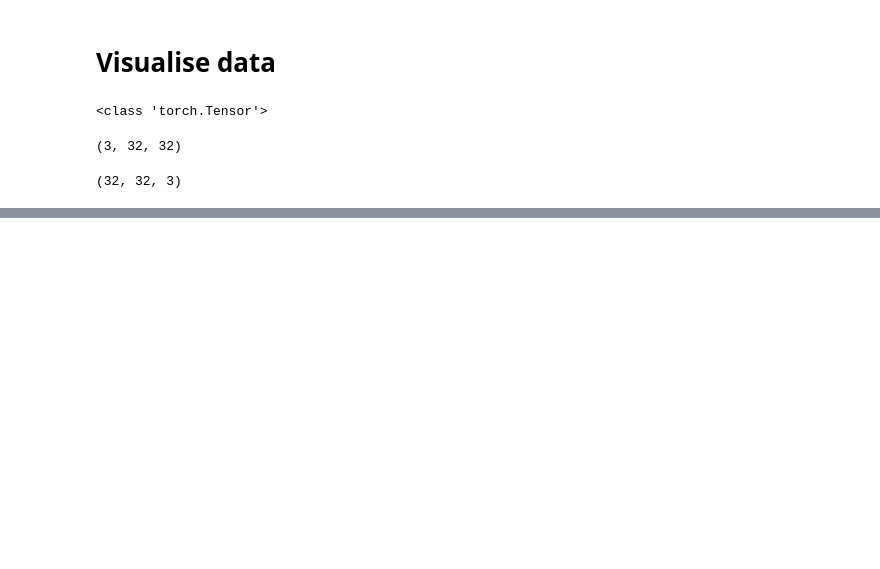
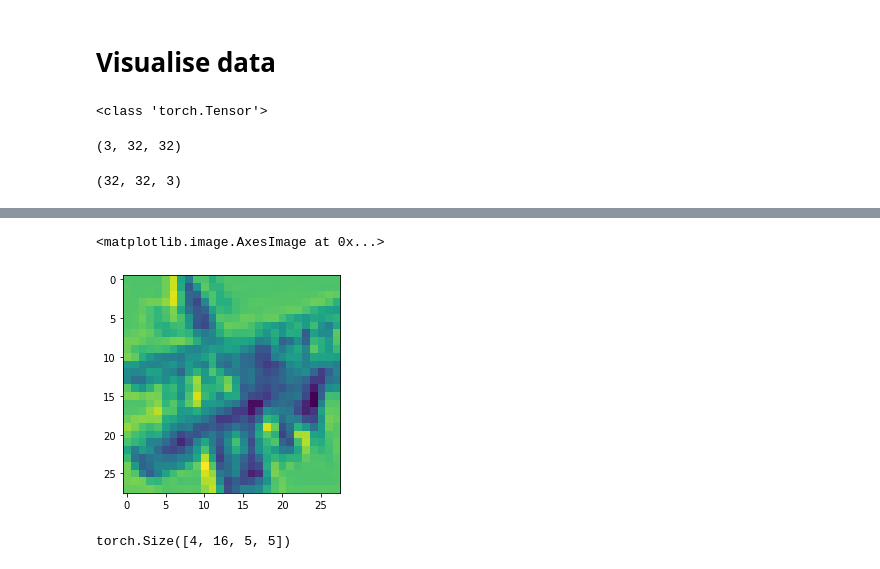
Before and after one commit to Arpitkamal/Deep-Learning--108--Convolutional-Neural-Netwokr, a Jupyter notebook: PyTorchCNN.ipynb, the cells around one changed output, grey strips where cells are left out. Saved outputs shown, nothing was run; the diff lists cells and outputs as text; code cells hidden in the pictures; blank space fills up the shorter version.

```diff
--- a/PyTorchCNN.ipynb
+++ b/PyTorchCNN.ipynb
@@ -78,0 +125,12 @@ ship dog plane cat
+# %%
+class FirstCNN_v2(nn.Module):
+  def __init__(self):
+    super(FirstCNN_v2, self).__init__()
+    self.model = nn.Sequential(
+        nn.Conv2d(3, 8, 3), # (N, 3, 32, 32) -> (N, 8, 30, 30)
+        nn.Conv2d(8, 16, 3) # (N, 8, 30, 30) -> (N, 16, 28, 28)
+    )
+
+  def forward(self, x):
+    x = self.model(x)
+    return x
@@ -78,0 +143,5 @@ ship dog plane cat
+# %%
+plt.imshow(out[0, 0, :,:].detach().numpy())
+# %% [output]
+<matplotlib.image.AxesImage at 0x...>
+[figure, added]
@@ -78,0 +162,6 @@ ship dog plane cat
+# %%
+net = FirstCNN_v3()
+out = net(images)
+out.shape
+# %% [output]
+torch.Size([4, 16, 5, 5])
```
Also changed, not shown: parts of 38 cells of this notebook.
